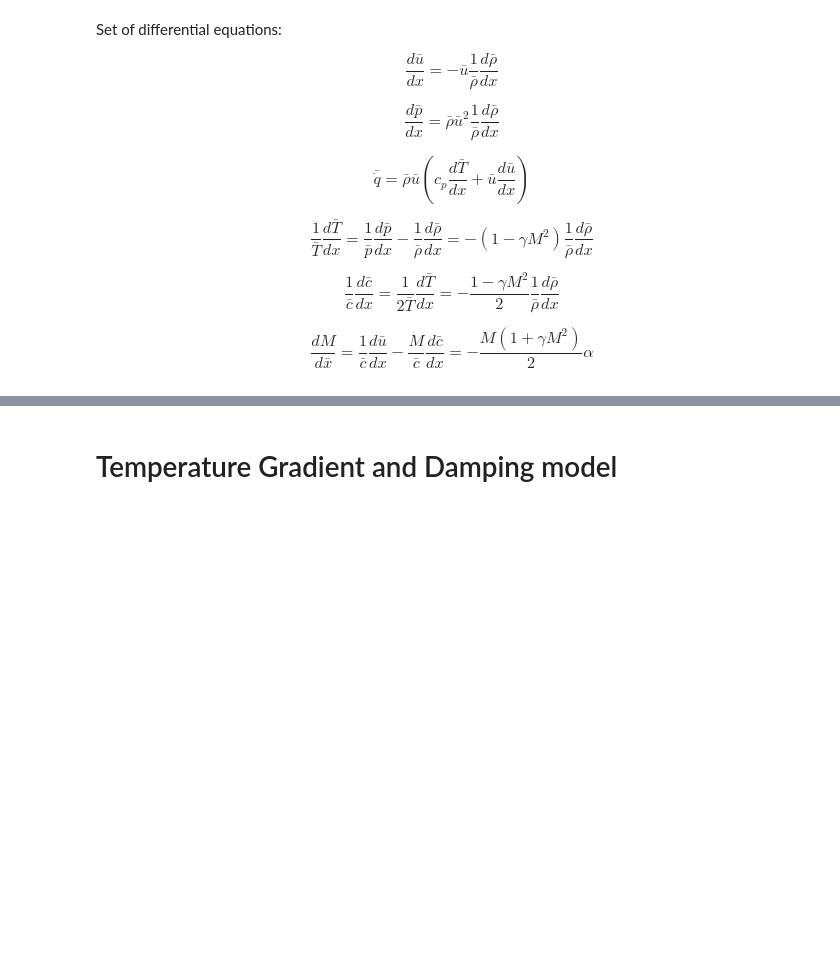
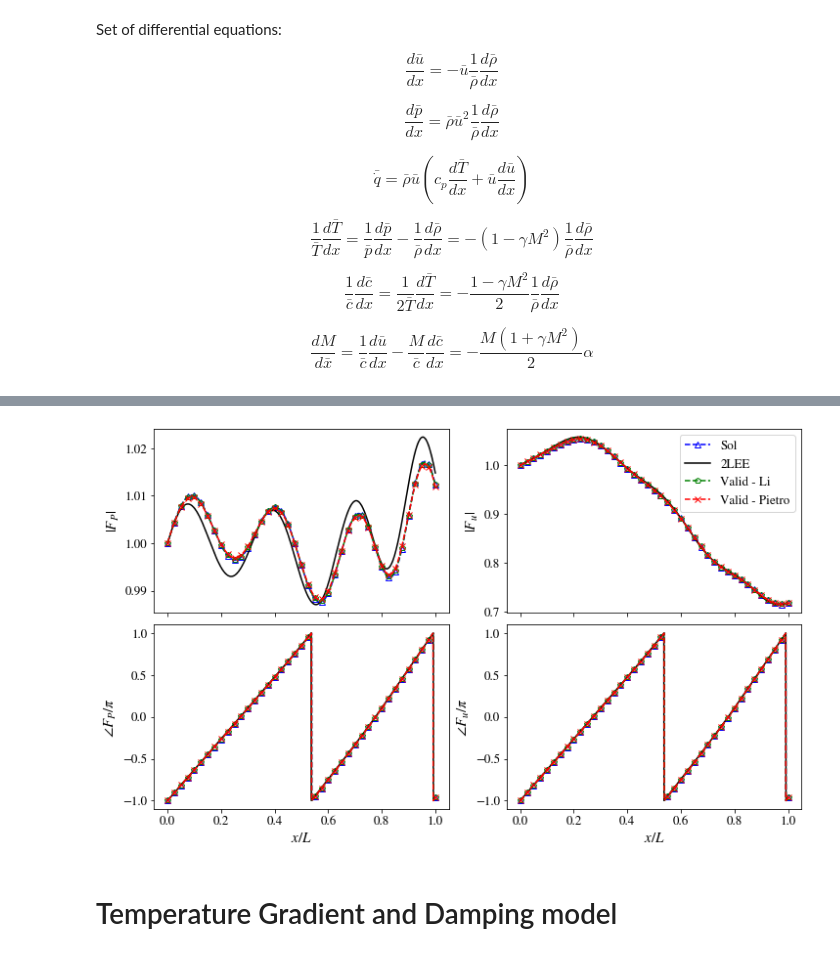
Before and after one commit to kyubin-l/fyp, a Jupyter notebook: acoustic-modes.ipynb, the cells around one changed output, grey strips where cells are left out. Drawn from its saved outputs; the diff is of its cells as text; code cells hidden in the pictures; blank space fills up the shorter version.

```diff
--- a/acoustic-modes.ipynb
+++ b/acoustic-modes.ipynb
@@ -432,2 +457,6 @@ plt.show()
+# %%
+plot_results(sin_model, [sin_LEE, sin_wkb, valid_pietro_sin], ['Sol', '2LEE', 'Valid - Li', 'Valid - Pietro'])
+# %% [output]
+[figure, added]
 # %% [markdown]
 # Temperature Gradient and Damping model
```
Also changed, not shown: parts of 20 cells of this notebook, 16 other files.
